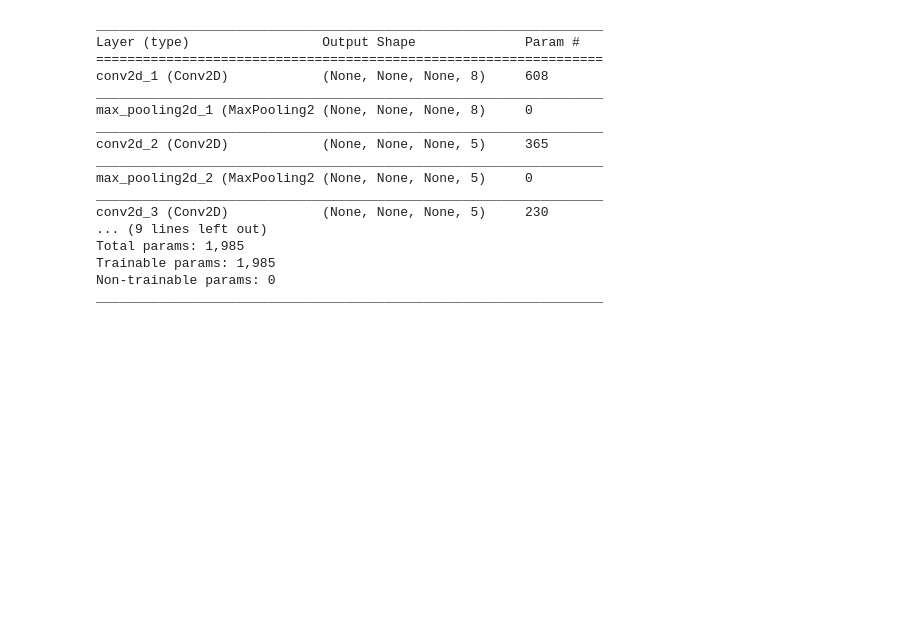
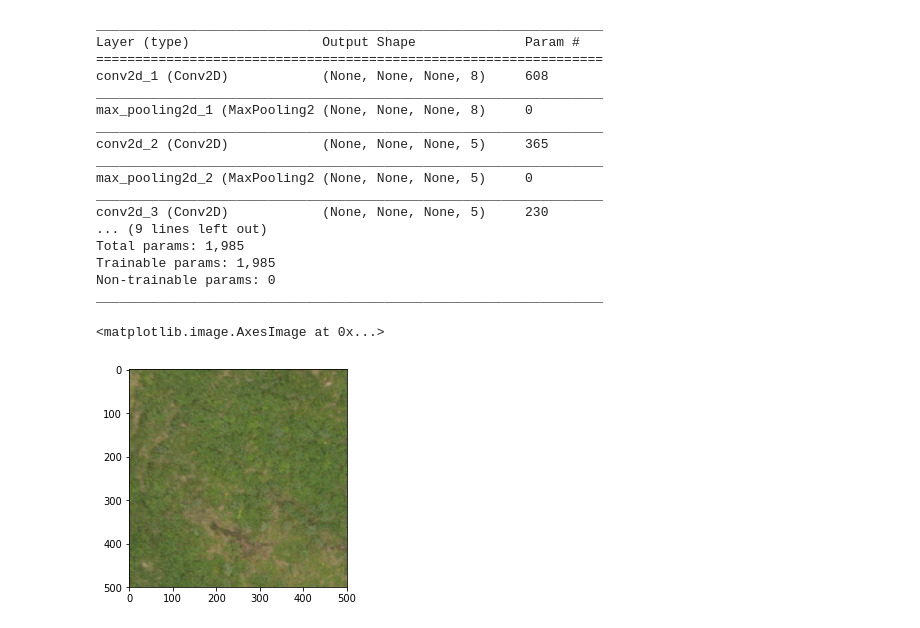
Before and after one commit to marcore94/Sealions, a Jupyter notebook: convModel.ipynb, the cells around one changed output. Drawn from its saved outputs; the diff is of its cells as text; code cells hidden in the pictures; blank space fills up the shorter version.

```diff
--- a/convModel.ipynb
+++ b/convModel.ipynb
@@ -90,3 +90,10 @@ model2.layers[6].set_weights(model.layers[6].get_weights())
 first = model.layers[9].get_weights()[0].reshape(4, 4, 10, 2)
 second = model.layers[9].get_weights()[1]
 model2.layers[8].set_weights([first, second])
+# %%
+image = cv2.cvtColor(cv2.imread("./kaggle_sea_lions/Train/751.jpg"), cv2.COLOR_BGR2RGB)
+image = image[:500, :500]
+plt.imshow(image)
+# %% [output]
+<matplotlib.image.AxesImage at 0x...>
+[figure, added]
```
Also changed, not shown: parts of 1 cell of this notebook.
